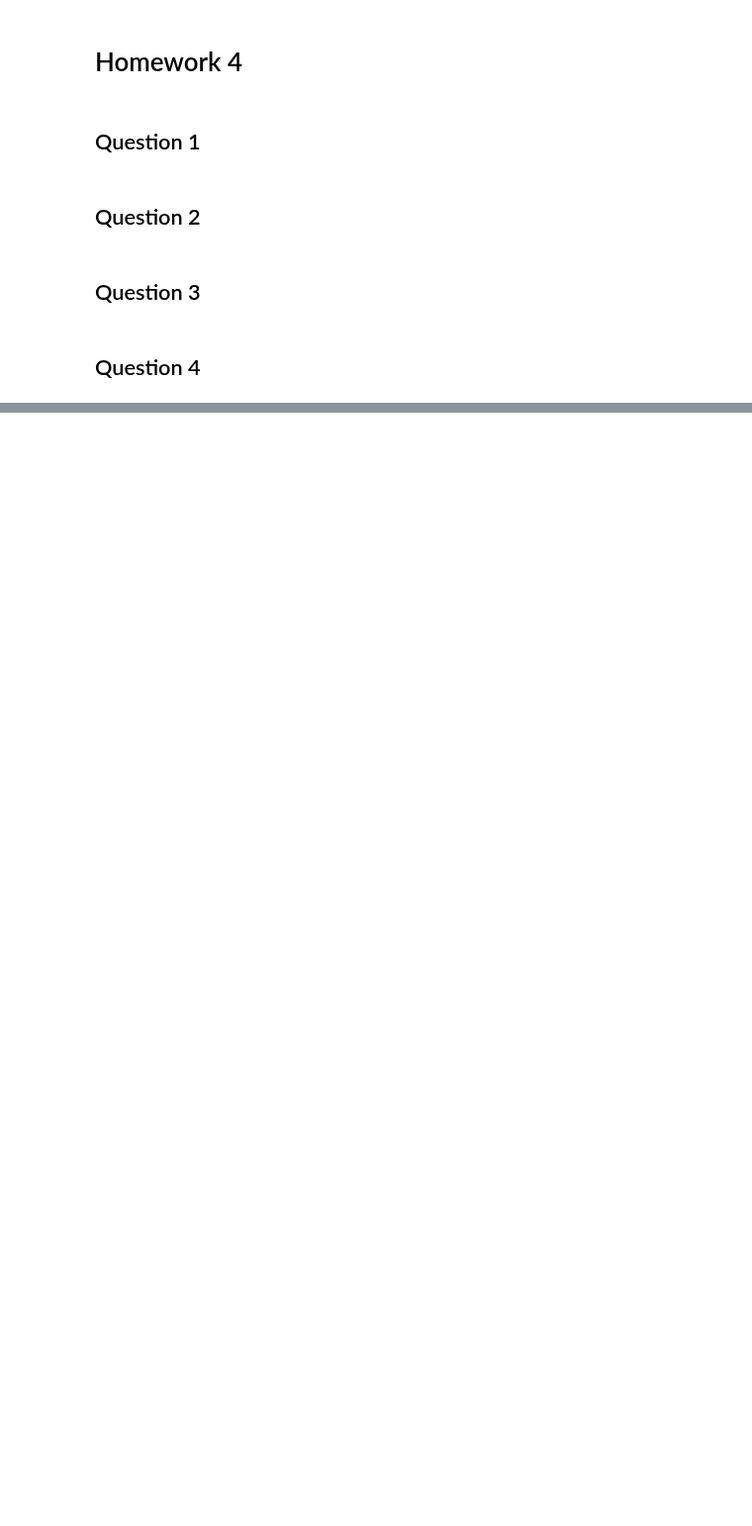
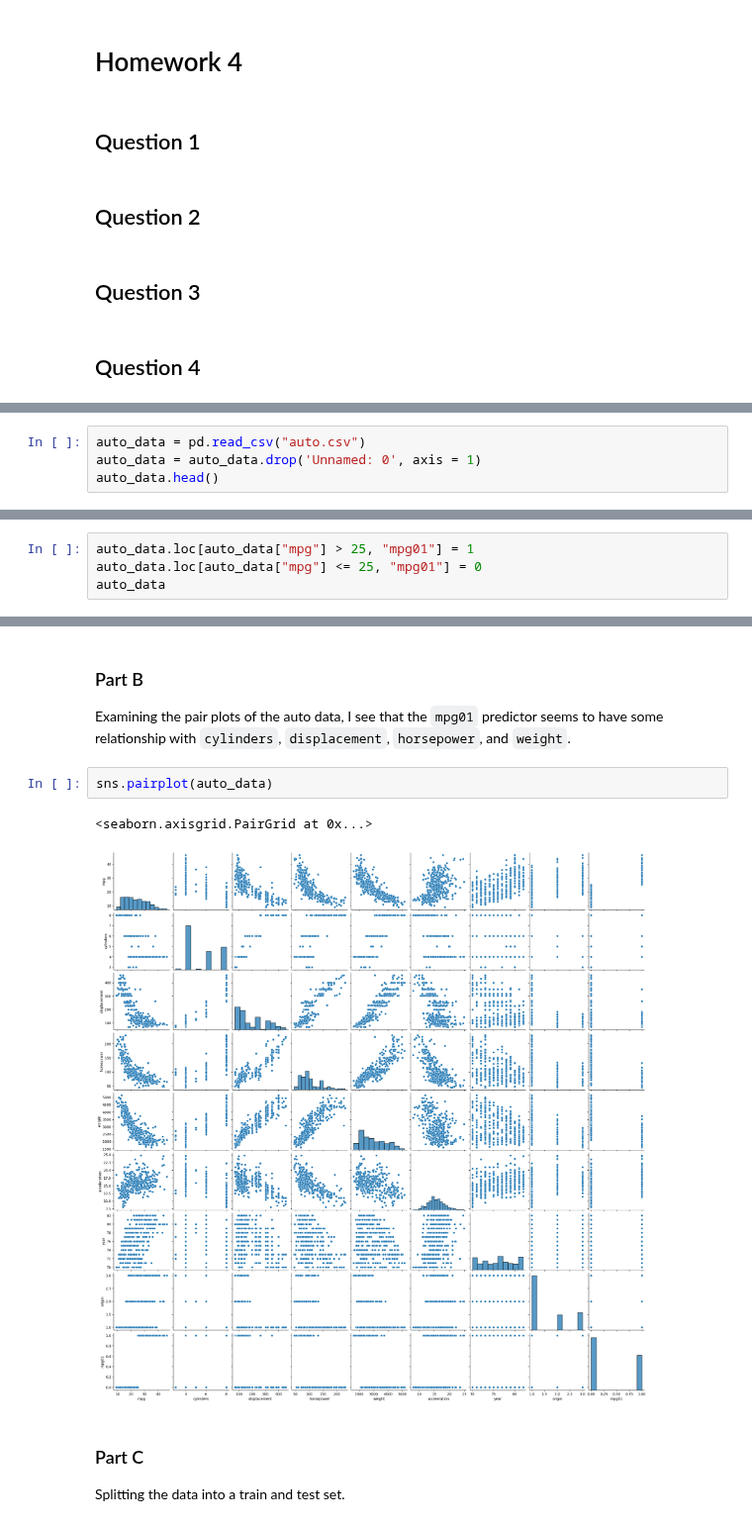
Before and after one commit to kennonstewart/stats_503, a Jupyter notebook: homework_4/homework_4.ipynb, the cells around one changed output, grey strips where cells are left out. Shown at 99% size. Saved outputs shown, nothing was run; the diff lists cells and outputs as text; blank space fills up the shorter version.

Commit message:
question 7 part 1

```diff
--- a/homework_4/homework_4.ipynb
+++ b/homework_4/homework_4.ipynb
@@ -22,0 +92,4 @@ Assume equal class priors and derive the LDA classification rule for this proble
+# %%
+auto_data = pd.read_csv("auto.csv")
+auto_data = auto_data.drop('Unnamed: 0', axis = 1)
+auto_data.head()
@@ -22,0 +103,4 @@ Assume equal class priors and derive the LDA classification rule for this proble
+# %%
+auto_data.loc[auto_data["mpg"] > 25, "mpg01"] = 1
+auto_data.loc[auto_data["mpg"] <= 25, "mpg01"] = 0
+auto_data
@@ -22,0 +121,12 @@ Assume equal class priors and derive the LDA classification rule for this proble
+# %% [markdown]
+### Part B
+Examining the pair plots of the auto data, I see that the `mpg01` predictor seems to have some relationship with `cylinders`, `displacement`, `horsepower`, and `weight`.
+# %%
+sns.pairplot(auto_data)
+# %% [output]
+<seaborn.axisgrid.PairGrid at 0x...>
+[figure, added]
+# %% [markdown]
+### Part C
+
+Splitting the data into a train and test set.
```
Also changed, not shown: parts of 15 cells of this notebook.
